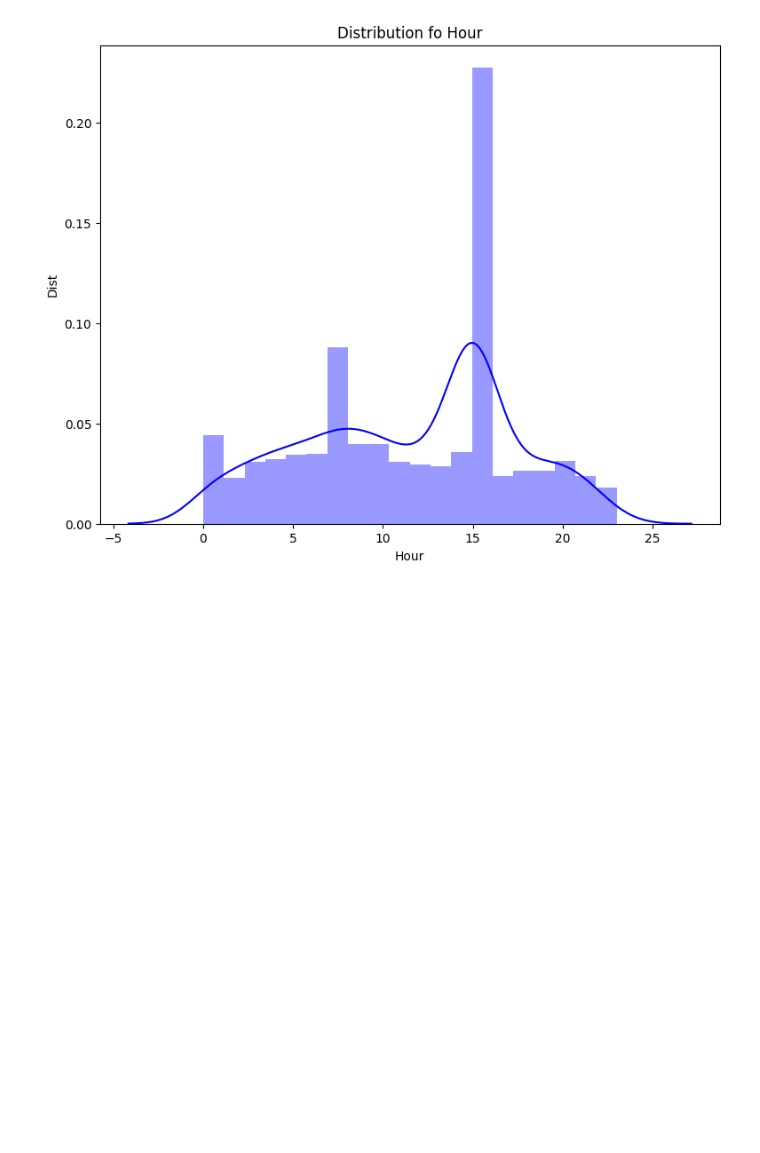
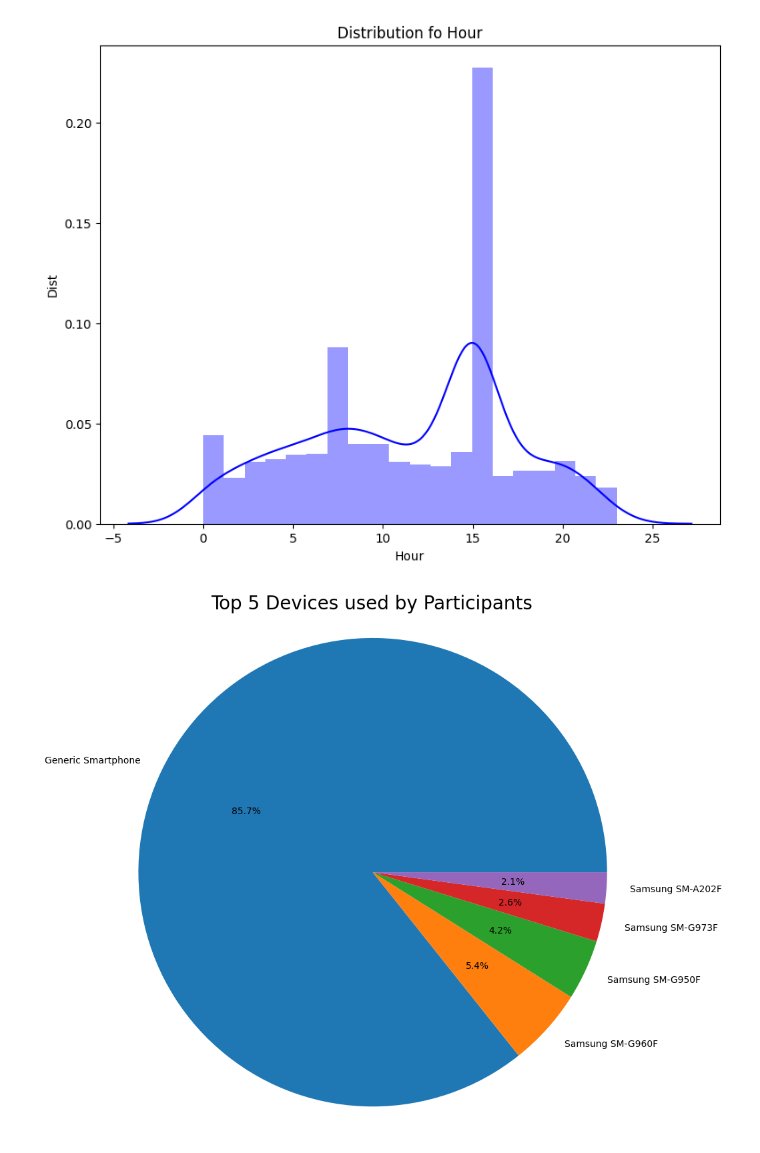
Before and after one commit to KaydeeJR/Ad-campaign-performance, a Jupyter notebook: notebooks/classical_AB_testing.ipynb, the cells around one changed output. Cells and saved outputs as stored; diff of their text form; code cells hidden in the pictures; blank space fills up the shorter version.

Commit message:
Plotted top 5 devices

```diff
--- a/notebooks/classical_AB_testing.ipynb
+++ b/notebooks/classical_AB_testing.ipynb
@@ -69,3 +69,13 @@ plt.title('Distribution fo Hour')
 # %% [output]
 Text(0.5, 1.0, 'Distribution fo Hour')
 [figure]
+# %%
+# Top 5 Devices
+t5_device = df['device_make'].value_counts().nlargest(5)
+fig1,ax1 = plt.subplots(figsize=(10,10))
+ax1.pie(t5_device.values, labels=t5_device.index, autopct='%1.1f%%')
+ax1.axis('equal')
+ax1.set_title('Top 5 Devices used by Participants', font='bold',fontsize=20)
+plt.show()
+# %% [output]
+[figure, added]
```
